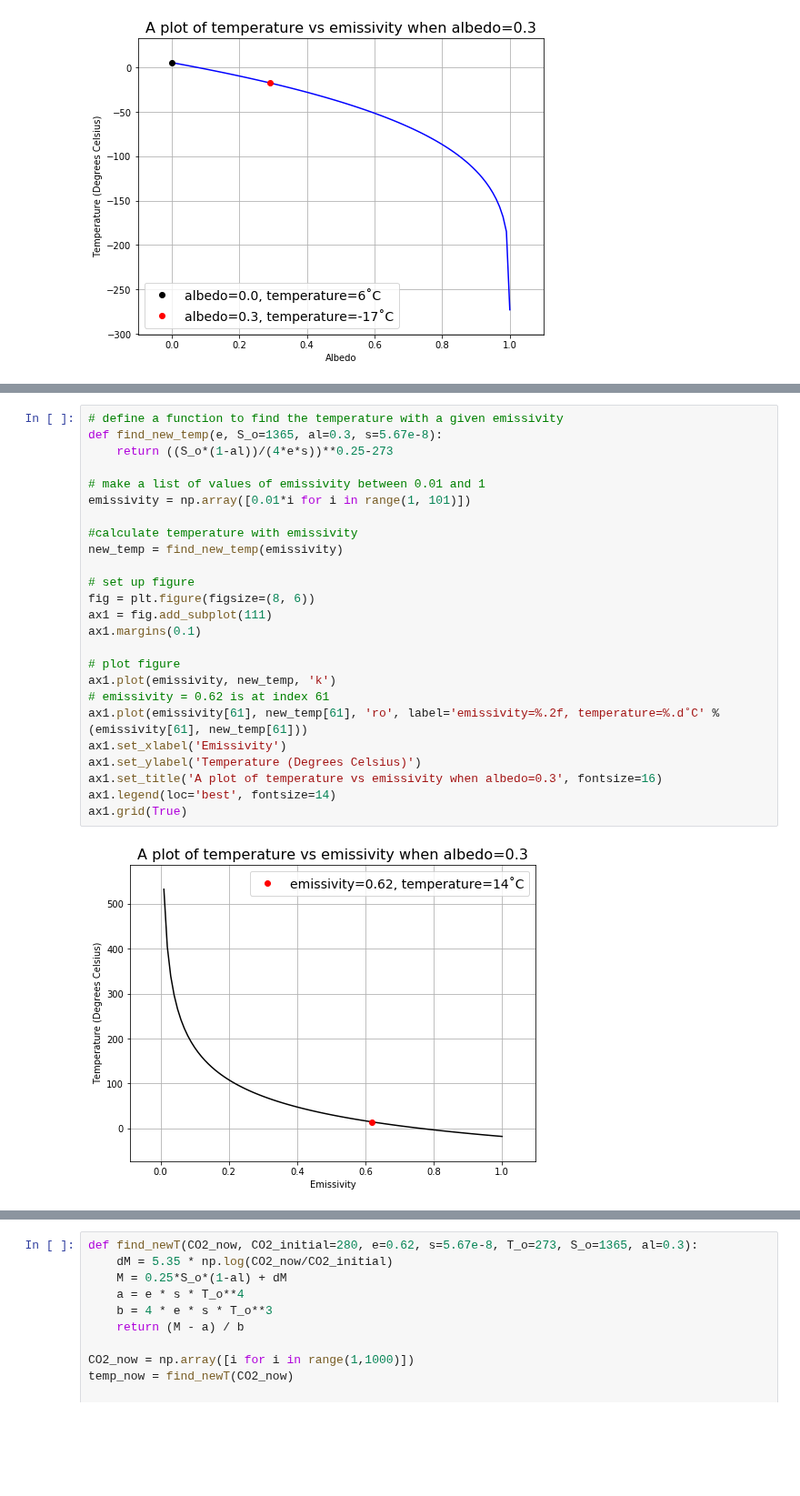
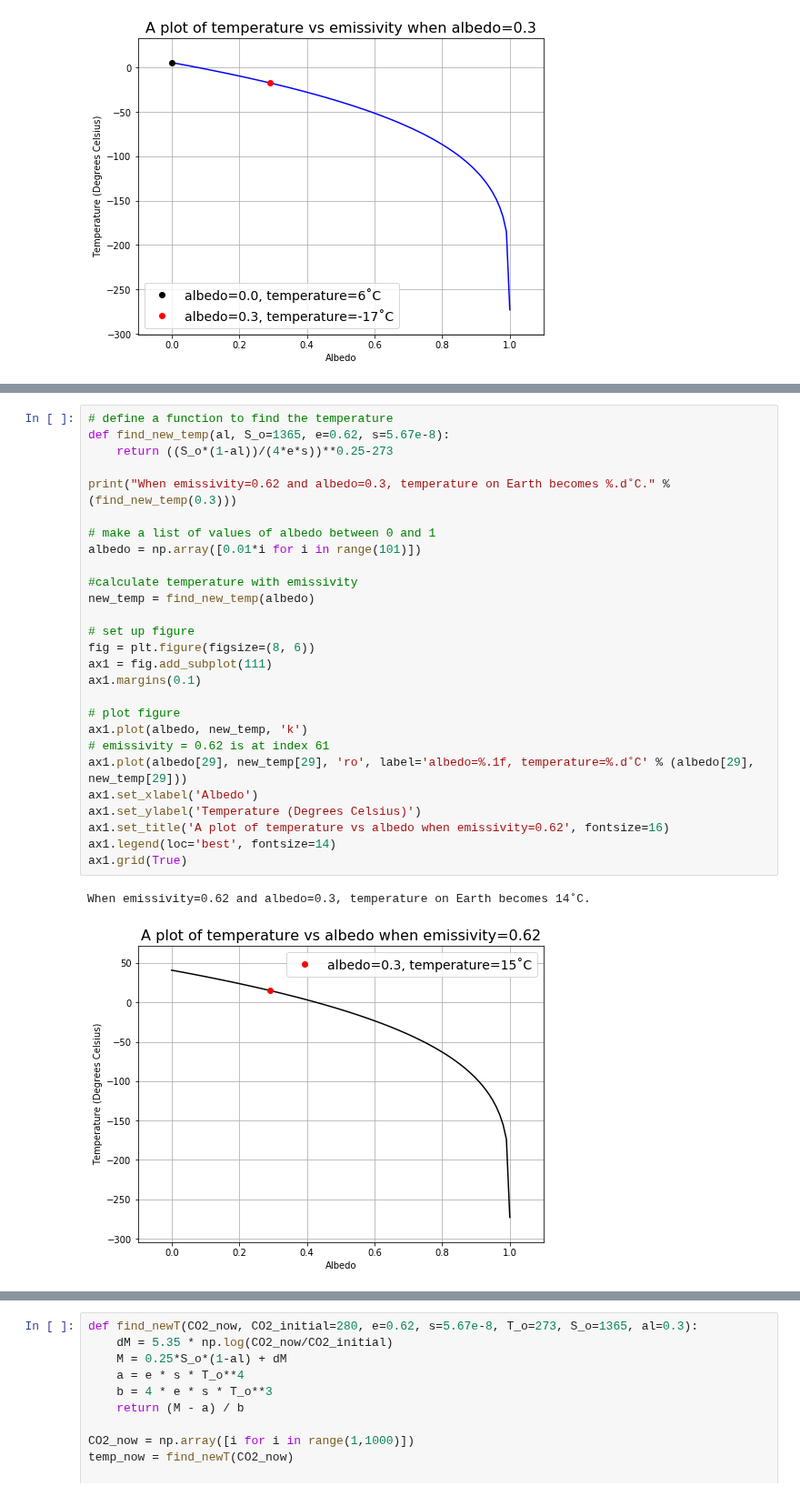
Before and after one commit to primer-computational-mathematics/book, a Jupyter notebook: _sources/geosciences/Climate_Model.ipynb, the cells around one changed output, grey strips where cells are left out. Shown at 91% size. Cells and saved outputs as stored; diff of their text form; blank space fills up the shorter version.

```diff
--- a/_sources/geosciences/Climate_Model.ipynb
+++ b/_sources/geosciences/Climate_Model.ipynb
@@ -148,29 +148,32 @@ Emissivity of the Earth is 0.62, with albedo of 0.3, its surface temperature bec
 # %%
-# define a function to find the temperature with a given emissivity
-def find_new_temp(e, S_o=1365, al=0.3, s=5.67e-8):
+# define a function to find the temperature
+def find_new_temp(al, S_o=1365, e=0.62, s=5.67e-8):
     return ((S_o*(1-al))/(4*e*s))**0.25-273
 
-# make a list of values of emissivity between 0.01 and 1
-emissivity = np.array([0.01*i for i in range(1, 101)])
+print("When emissivity=0.62 and albedo=0.3, temperature on Earth becomes %.d˚C." % (find_new_temp(0.3)))
+
+# make a list of values of albedo between 0 and 1
+albedo = np.array([0.01*i for i in range(101)])
 
 #calculate temperature with emissivity
-new_temp = find_new_temp(emissivity)
+new_temp = find_new_temp(albedo)
 
 # set up figure
 fig = plt.figure(figsize=(8, 6))
 ax1 = fig.add_subplot(111)
 ax1.margins(0.1)
 
 # plot figure
-ax1.plot(emissivity, new_temp, 'k')
+ax1.plot(albedo, new_temp, 'k')
 # emissivity = 0.62 is at index 61
-ax1.plot(emissivity[61], new_temp[61], 'ro', label='emissivity=%.2f, temperature=%.d˚C' % (emissivity[61], new_temp[61]))
-ax1.set_xlabel('Emissivity')
+ax1.plot(albedo[29], new_temp[29], 'ro', label='albedo=%.1f, temperature=%.d˚C' % (albedo[29], new_temp[29]))
+ax1.set_xlabel('Albedo')
 ax1.set_ylabel('Temperature (Degrees Celsius)')
-ax1.set_title('A plot of temperature vs emissivity when albedo=0.3', fontsize=16)
+ax1.set_title('A plot of temperature vs albedo when emissivity=0.62', fontsize=16)
 ax1.legend(loc='best', fontsize=14)
 ax1.grid(True)
 # %% [output]
+When emissivity=0.62 and albedo=0.3, temperature on Earth becomes 14˚C.
-[figure, old version]
+[figure, new version]
 # %% [markdown]
 ## Greenhouse effect
```
Also changed, not shown: parts of 21 cells of this notebook, 14 other files.
